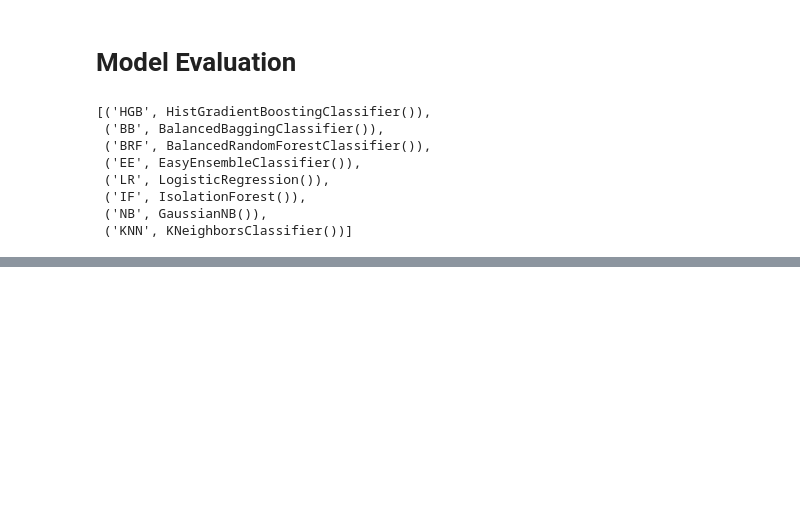
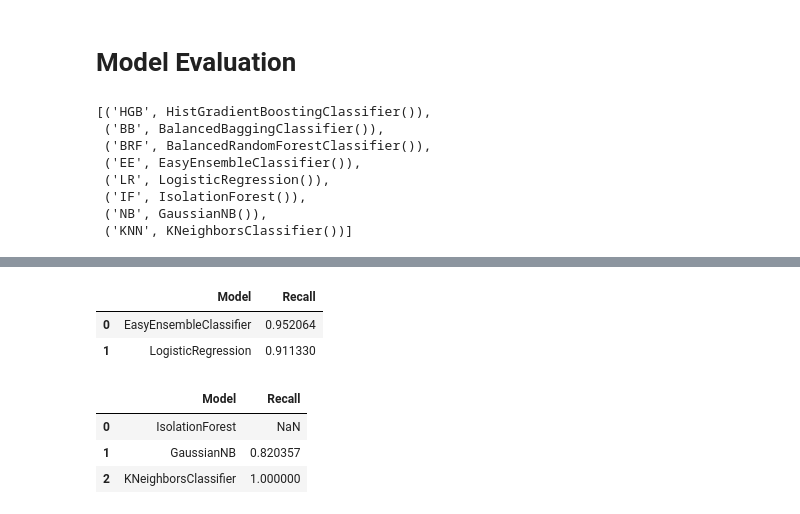
Before and after one commit to debhere/Fradulent-Transaction, a Jupyter notebook: Predict_Fradulent_Transaction_V1_0.ipynb, the cells around one changed output, grey strips where cells are left out. Cells and saved outputs as stored; diff of their text form; code cells hidden in the pictures; blank space fills up the shorter version.

```diff
--- a/Predict_Fradulent_Transaction_V1_0.ipynb
+++ b/Predict_Fradulent_Transaction_V1_0.ipynb
@@ -570,0 +591,8 @@ score_model(X_res, y_res, modelset)
+# %%
+#Scoring base models -- 1.2 (with resampling)
+
+score_model(X_res, y_res, modelset, start=3, end = 5)
+# %% [output]
+|  | Model | Recall |
+| 0 | EasyEnsembleClassifier | 0.952064 |
+| 1 | LogisticRegression | 0.911330 |
@@ -570,0 +603,9 @@ score_model(X_res, y_res, modelset)
+# %%
+#Scoring base models -- 1.3
+
+score_model(X_res, y_res, modelset, start=5, end = 8)
+# %% [output]
+|  | Model | Recall |
+| 0 | IsolationForest | NaN |
+| 1 | GaussianNB | 0.820357 |
+| 2 | KNeighborsClassifier | 1.000000 |
```
Also changed, not shown: parts of 7 cells of this notebook.
